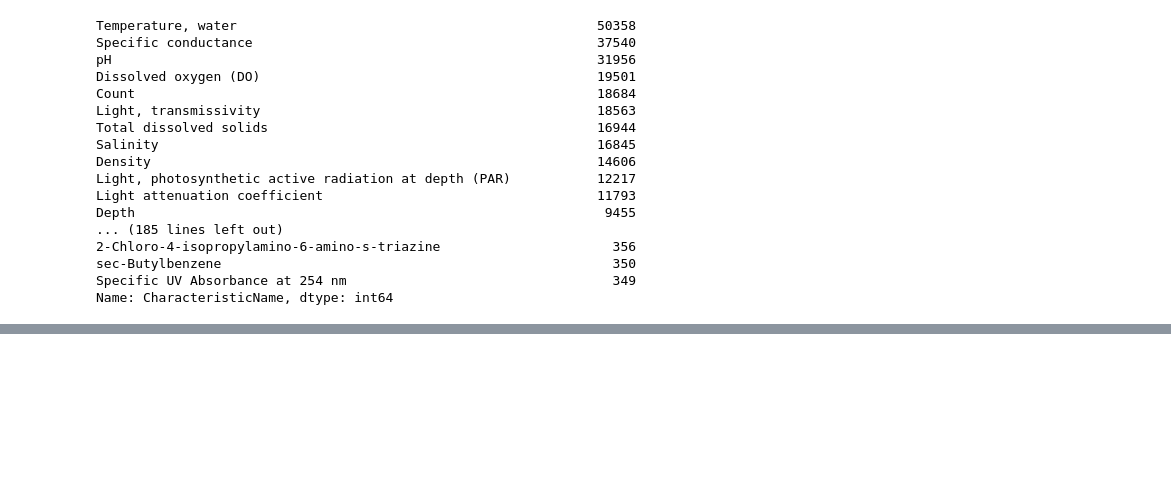
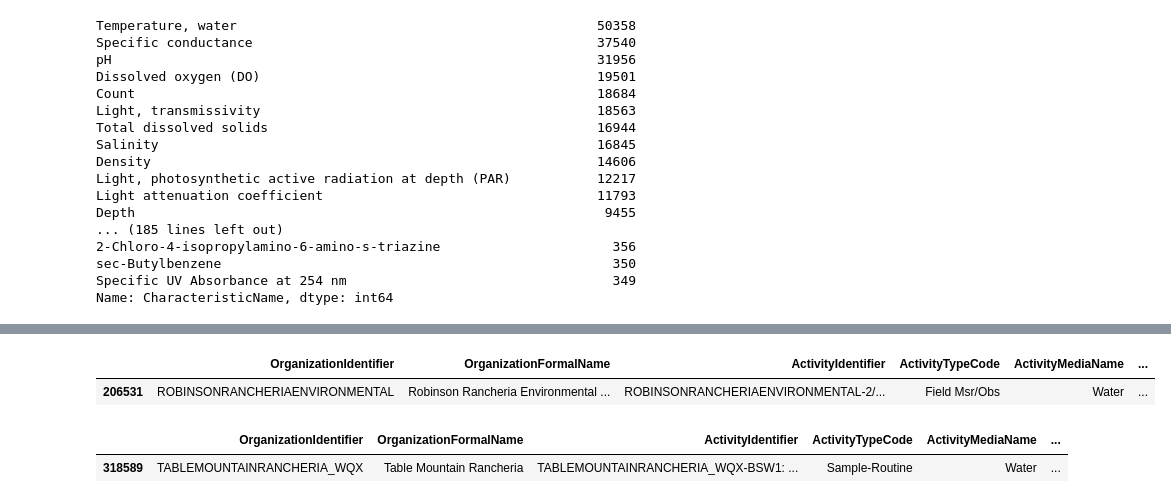
Before and after one commit to SeanU/waq, a Jupyter notebook: exploration/EDA.ipynb, the cells around one changed output, grey strips where cells are left out. Drawn from its saved outputs; the diff is of its cells as text; code cells hidden in the pictures; blank space fills up the shorter version.

```diff
--- a/exploration/EDA.ipynb
+++ b/exploration/EDA.ipynb
@@ -173,3 +173,17 @@ stats
 | 97 | Beryllium | 327 | [mg/kg, mg/l, ppm , ppb , mg/kg ... | 0.000000 | 0.000000 | 0.00000 | 0.232500 | 3.000000e+02 | 1.302147 | 16.659908 |
 | 98 | Dieldrin | 244 | [ng/g, ug/l, pg/l, mg/kg, ug/kg ,... | 0.000000 | 0.000000 | 0.00150 | 5.225000 | 3.660000e+02 | 18.823089 | 51.632010 |
 | 99 | Diazinon | 364 | [ug/l, pg/l, ug/kg, % recovery, n... | -0.050000 | 0.000000 | 0.01950 | 0.246000 | 9.800250e+04 | 874.684538 | 5890.381953 |
+# %%
+results[results["ResultMeasure/MeasureUnitCode"] == 'Deg']\
+    [results.CharacteristicName == 'Temperature, water']\
+    [np.isfinite(results.NumericResult)]
+# %% [output]
+|  | OrganizationIdentifier | OrganizationFormalName | ActivityIdentifier | ActivityTypeCode | ActivityMediaName | ... |
+| 206531 | ROBINSONRANCHERIAENVIRONMENTAL | Robinson Rancheria Environmental ... | ROBINSONRANCHERIAENVIRONMENTAL-2/... | Field Msr/Obs | Water | ... |
+# %%
+results[results["ResultMeasure/MeasureUnitCode"] == 'mg/l']\
+    [results.CharacteristicName == 'Temperature, water']\
+    [np.isfinite(results.NumericResult)]
+# %% [output]
+|  | OrganizationIdentifier | OrganizationFormalName | ActivityIdentifier | ActivityTypeCode | ActivityMediaName | ... |
+| 318589 | TABLEMOUNTAINRANCHERIA_WQX | Table Mountain Rancheria | TABLEMOUNTAINRANCHERIA_WQX-BSW1: ... | Sample-Routine | Water | ... |
```
Also changed, not shown: parts of 3 cells of this notebook, 2 other files.
